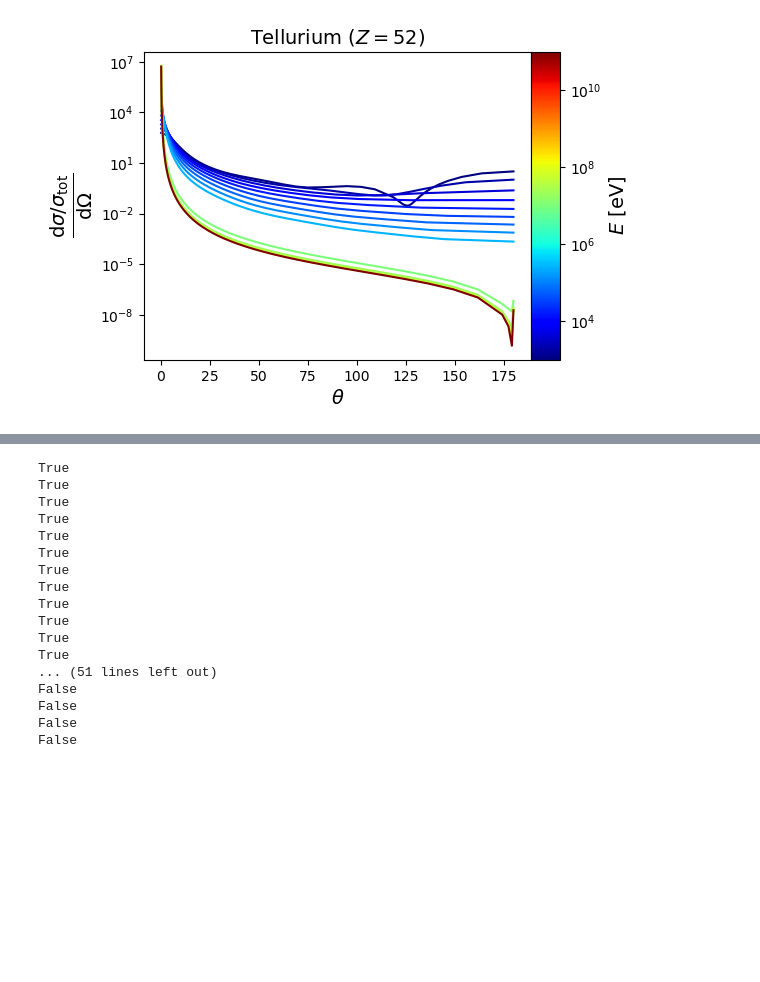
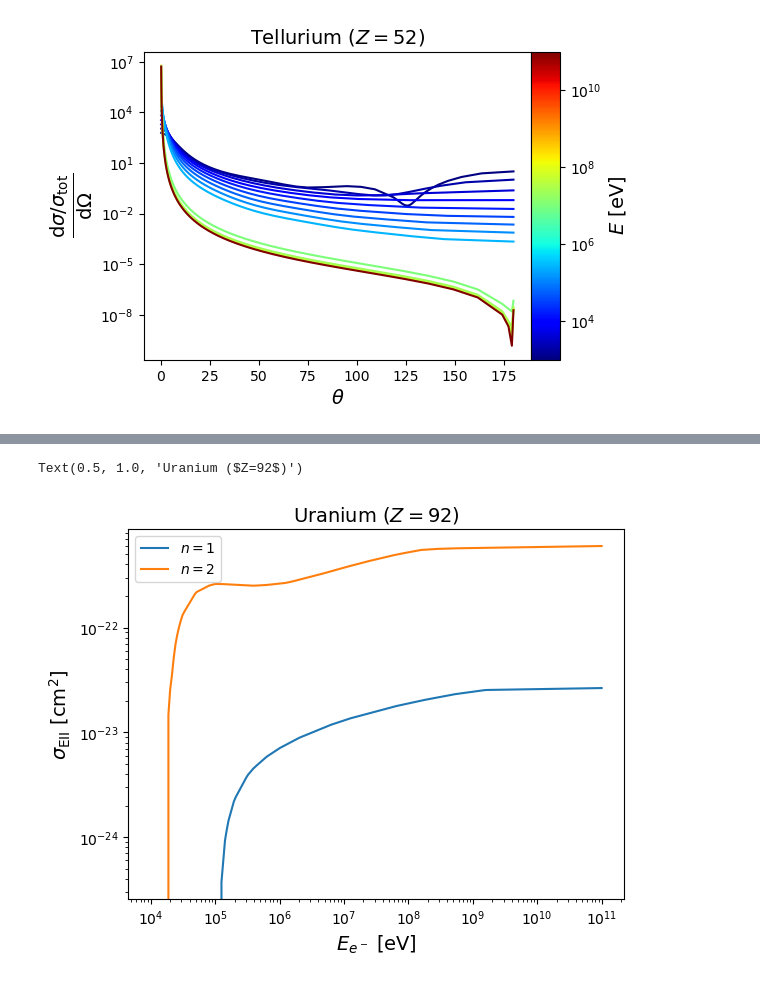
Before and after one commit to zandalman/thunderstorm, a Jupyter notebook: EEDL_interp.ipynb, the cells around one changed output, grey strips where cells are left out. Drawn from its saved outputs; the diff is of its cells as text; code cells hidden in the pictures; blank space fills up the shorter version.

```diff
--- a/EEDL_interp.ipynb
+++ b/EEDL_interp.ipynb
@@ -91,5 +92,5 @@ code = {
 # %%
-nelem = 98
+nelem = 99
 ndtype = len(code)
 # %%
 lines_sorted = np.empty((nelem, ndtype), dtype=object)
@@ -331,11 +329,0 @@ np.savez('EEDL', dtype_list=np.array(list(code.values())), data=data_all)
-# %%
-ener = 10000000
-
-ener_scat, sig_scat = data_all[52, 3]
-ener_scat_la, sig_scat_la = data_all[52, 2]
-
-sig_scat_func = interp1d(np.log(ener_scat), np.log(sig_scat), fill_value='extrapolate')
-sig_scat_la_func = interp1d(np.log(ener_scat_la), np.log(sig_scat_la), fill_value='extrapolate')
-
-sig_scat = np.exp(sig_scat_func(np.log(ener)))
-sig_scat_la = np.exp(sig_scat_la_func(np.log(ener)))
@@ -366,22 +330,32 @@ plt.yscale('log')
-# %%
-for i, dtype_name in enumerate(np.array(list(code.values()))):
-
-    print(dtype_name[:3] == 'sig')
-# %% [output]
-True
-True
-True
-True
-True
-True
-True
-True
-True
-True
-True
-True
-... (51 lines left out)
-False
-False
-False
-False
+# %%
+Zelem = 92
+
+num = 256
+ener0_list = np.logspace(4, 11, num)
+idx_list = [list(code.values()).index(dtype) for dtype in ['sig_ion_K', 'sig_ion_L1', 'sig_ion_L2', 'sig_ion_L3']]
+sig_list = np.zeros((len(idx_list), num))
+
+for i, idx in enumerate(idx_list):
+
+    data = data_all[Zelem-1, idx]
+    ener, sig, ener_bind = data
+
+    for j, ener0 in enumerate(ener0_list):
+
+        sig_list[i, j] = interp(ener0, ener, sig, logx=True, logy=True)
+
+plt.plot(ener0_list, sig_list[0], label=r'$n=1$')
+plt.plot(ener0_list, np.sum(sig_list[1:], axis=0), label=r'$n=2$')
+
+plt.xscale('log')
+plt.yscale('log')
+plt.legend()
+
+plt.xlabel(r'$E_{e^-}$ [${\rm eV}$]', fontsize=14)
+plt.ylabel(r'$\sigma_{\rm EII}$ [${\rm cm^2}$]', fontsize=14)
+plt.title(r'%s ($Z=%d$)' % (elements.name[Zelem-1], Zelem), fontsize=14)
+
+# save_fig('sig_EII')
+# %% [output]
+Text(0.5, 1.0, 'Uranium ($Z=92$)')
+[figure, added]
```
Also changed, not shown: parts of 16 cells of this notebook, 4 other files.
